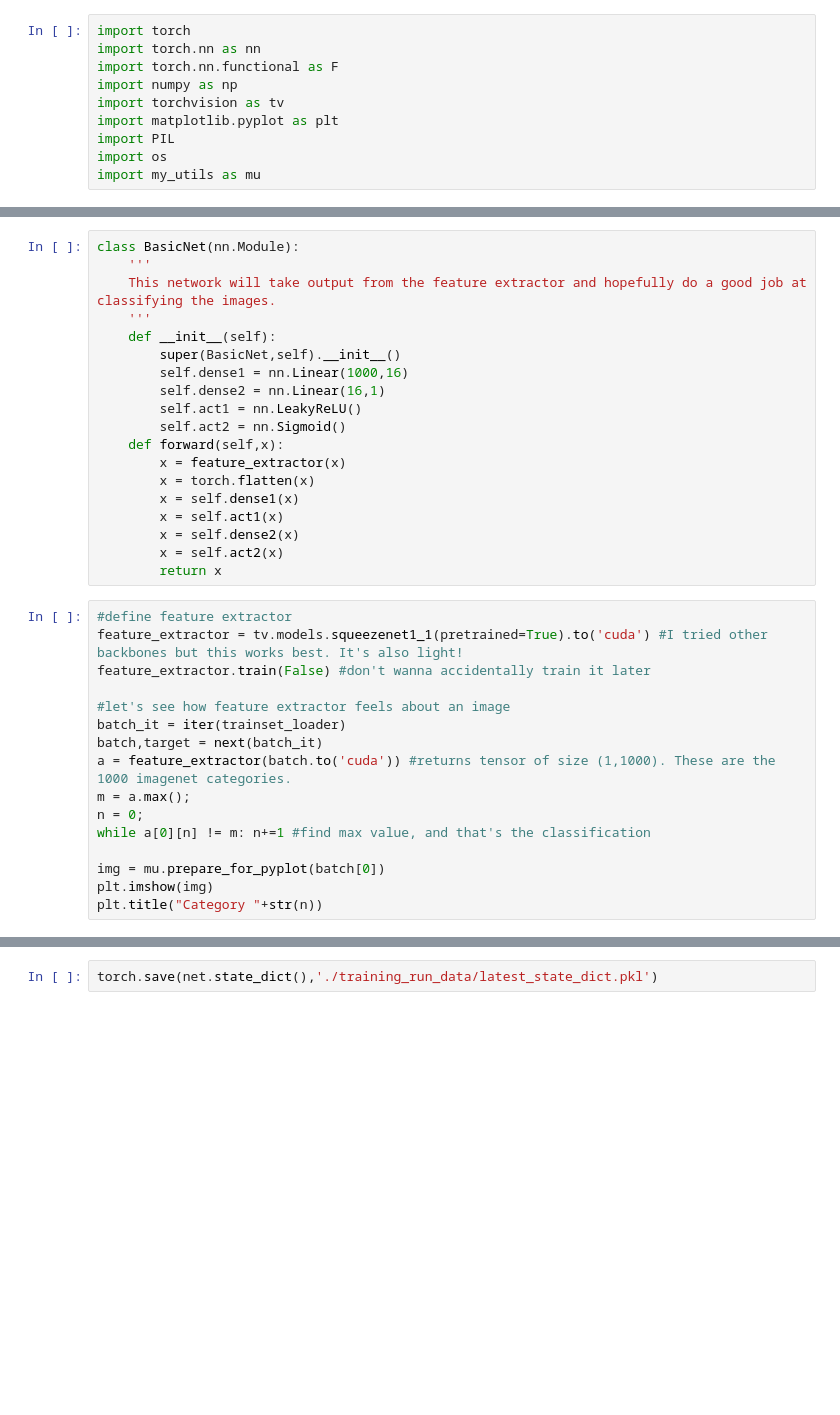
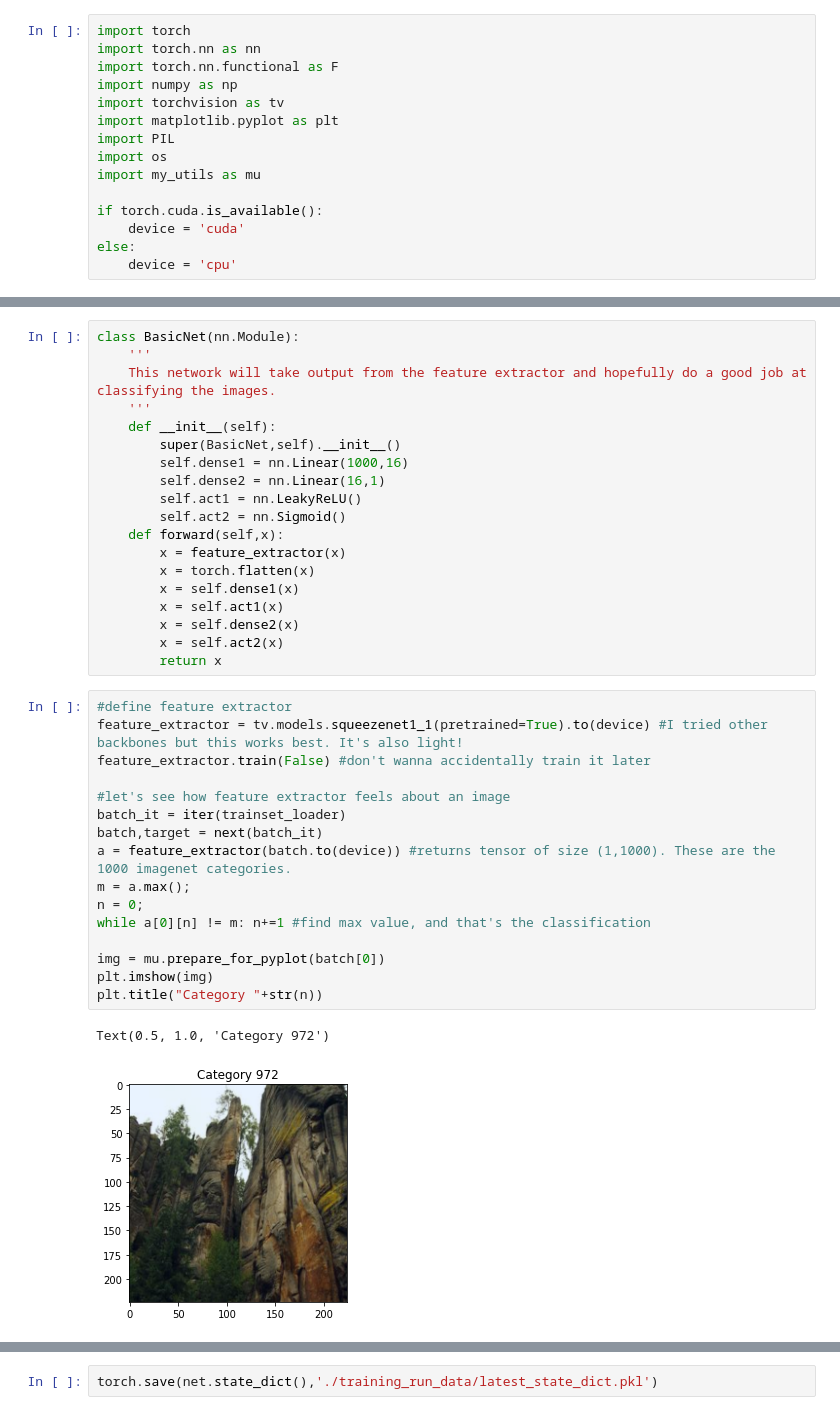
Before and after one commit to armobob74/human-detector, a Jupyter notebook: train_classifier.ipynb, the cells around one changed output, grey strips where cells are left out. Drawn from its saved outputs; the diff is of its cells as text; blank space fills up the shorter version.

Commit message:
improved useability by removing need for user to make their own directory structure. Also added option to use cpu instead of cuda.

```diff
--- a/train_classifier.ipynb
+++ b/train_classifier.ipynb
@@ -8,6 +8,11 @@ import matplotlib.pyplot as plt
 import PIL
 import os
 import my_utils as mu
+
+if torch.cuda.is_available():
+    device = 'cuda'
+else:
+    device = 'cpu'
 # %%
 custom_transform = tv.transforms.Compose([
     tv.transforms.Resize((224,224)), #expected to be at least 224 in order to wrok with pretrained models
@@ -47,19 +64,22 @@ class BasicNet(nn.Module):
         return x
 # %%
 #define feature extractor
-feature_extractor = tv.models.squeezenet1_1(pretrained=True).to('cuda') #I tried other backbones but this works best. It's also light!
+feature_extractor = tv.models.squeezenet1_1(pretrained=True).to(device) #I tried other backbones but this works best. It's also light!
 feature_extractor.train(False) #don't wanna accidentally train it later
 
 #let's see how feature extractor feels about an image
 batch_it = iter(trainset_loader)
 batch,target = next(batch_it)
-a = feature_extractor(batch.to('cuda')) #returns tensor of size (1,1000). These are the 1000 imagenet categories.
+a = feature_extractor(batch.to(device)) #returns tensor of size (1,1000). These are the 1000 imagenet categories.
 m = a.max();
 n = 0;
 while a[0][n] != m: n+=1 #find max value, and that's the classification
 
 img = mu.prepare_for_pyplot(batch[0])
 plt.imshow(img)
 plt.title("Category "+str(n))
+# %% [output]
+Text(0.5, 1.0, 'Category 972')
+[figure, added]
 # %%
 net = BasicNet()
```
Also changed, not shown: parts of 6 cells of this notebook, 8 other files.
